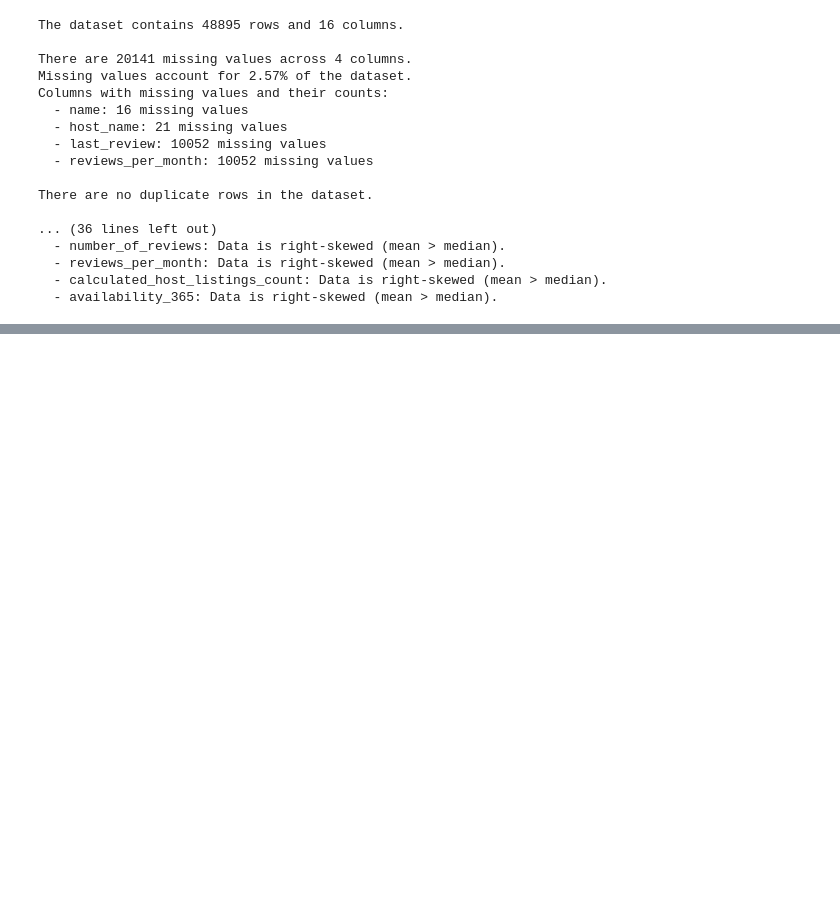
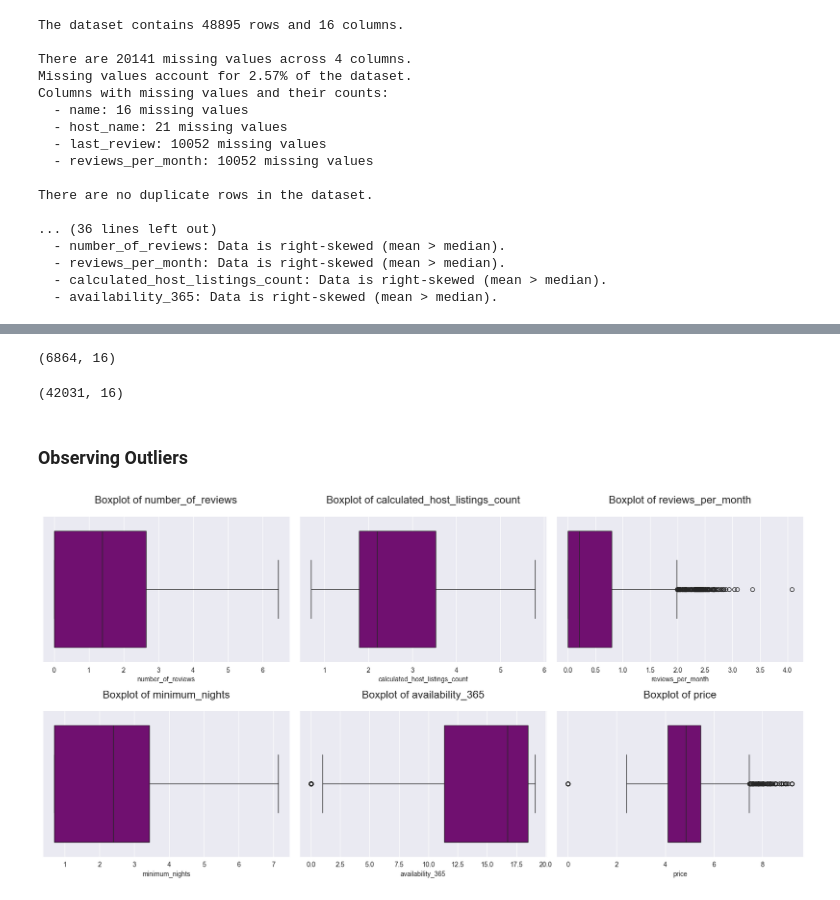
Before and after one commit to pandey-rakshit/Airbnb_nyc_analysis, a Jupyter notebook: Airbnb_analysis.ipynb, the cells around one changed output, grey strips where cells are left out. Cells and saved outputs as stored; diff of their text form; code cells hidden in the pictures; blank space fills up the shorter version.

```diff
--- a/Airbnb_analysis.ipynb
+++ b/Airbnb_analysis.ipynb
@@ -848,0 +1092,2 @@ calculated_host_listings_count  7.933174
+# %%
+df1, outlier_df = best_transformation_with_outliers(df, skewness, handle_outliers=True)
@@ -848,0 +1107,27 @@ calculated_host_listings_count  7.933174
+# %%
+outlier_df.shape
+# %% [output]
+(6864, 16)
+# %%
+df1.shape
+# %% [output]
+(42031, 16)
+# %% [markdown]
+### Observing Outliers
+# %%
+chart_objs = []
+for col in filter_column:
+    # print(col, skewness[col])
+    chart_objs.append({
+    'plot_function':plot_functions['box'] ,
+    'title': f'Boxplot of {col}',  # Title for each individual column
+    'xlabel': col,
+    'ylabel': None,
+    'x': outlier_df[col],
+    'kwargs': { 'color': 'purple'}
+    })
+# %%
+visualize_chart(chart_objs, nrows=(len(filter_column) // 3 + 1), ncols=3)
+plt.show()
+# %% [output]
+[figure, added]
```
Also changed, not shown: parts of 46 cells of this notebook.
